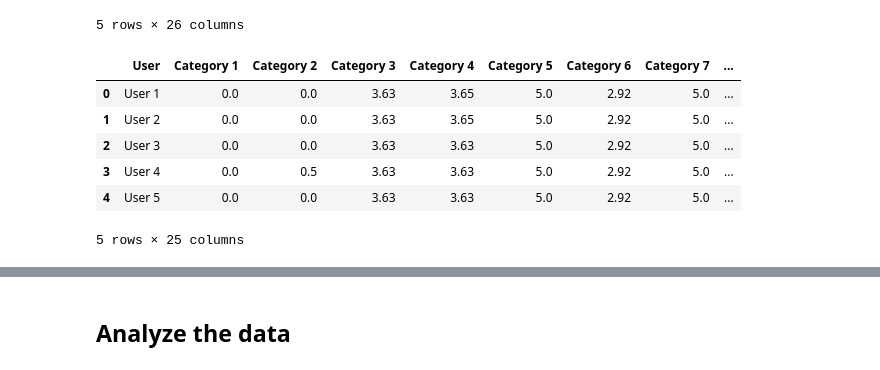
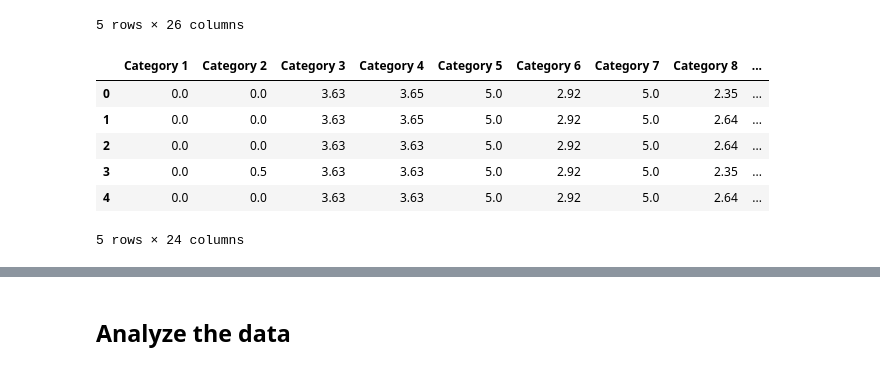
Before and after one commit to kevin110604/FDA-data-analytics, a Jupyter notebook: FDA_hw4.ipynb, the cells around one changed output, grey strips where cells are left out. Saved outputs shown, nothing was run; the diff lists cells and outputs as text; code cells hidden in the pictures.

```diff
--- a/FDA_hw4.ipynb
+++ b/FDA_hw4.ipynb
@@ -20,13 +54,13 @@ df.head()
 | 4 | User 5 | 0.0 | 0.0 | 3.63 | 3.63 | 5.0 | 2.92 | 5.0 | ... |
 5 rows × 26 columns
 # %%
-df.drop(['Unnamed: 25'], axis=1, inplace=True)
+df.drop(['User', 'Unnamed: 25'], axis=1, inplace=True)
 df.head()
 # %% [output]
-|  | User | Category 1 | Category 2 | Category 3 | Category 4 | Category 5 | Category 6 | Category 7 | ... |
-| 0 | User 1 | 0.0 | 0.0 | 3.63 | 3.65 | 5.0 | 2.92 | 5.0 | ... |
-| 1 | User 2 | 0.0 | 0.0 | 3.63 | 3.65 | 5.0 | 2.92 | 5.0 | ... |
-| 2 | User 3 | 0.0 | 0.0 | 3.63 | 3.63 | 5.0 | 2.92 | 5.0 | ... |
-| 3 | User 4 | 0.0 | 0.5 | 3.63 | 3.63 | 5.0 | 2.92 | 5.0 | ... |
-| 4 | User 5 | 0.0 | 0.0 | 3.63 | 3.63 | 5.0 | 2.92 | 5.0 | ... |
+|  | Category 1 | Category 2 | Category 3 | Category 4 | Category 5 | Category 6 | Category 7 | Category 8 | ... |
+| 0 | 0.0 | 0.0 | 3.63 | 3.65 | 5.0 | 2.92 | 5.0 | 2.35 | ... |
+| 1 | 0.0 | 0.0 | 3.63 | 3.65 | 5.0 | 2.92 | 5.0 | 2.64 | ... |
+| 2 | 0.0 | 0.0 | 3.63 | 3.63 | 5.0 | 2.92 | 5.0 | 2.64 | ... |
+| 3 | 0.0 | 0.5 | 3.63 | 3.63 | 5.0 | 2.92 | 5.0 | 2.35 | ... |
+| 4 | 0.0 | 0.0 | 3.63 | 3.63 | 5.0 | 2.92 | 5.0 | 2.64 | ... |
-5 rows × 25 columns
+5 rows × 24 columns
```
Also changed, not shown: parts of 27 cells of this notebook.
